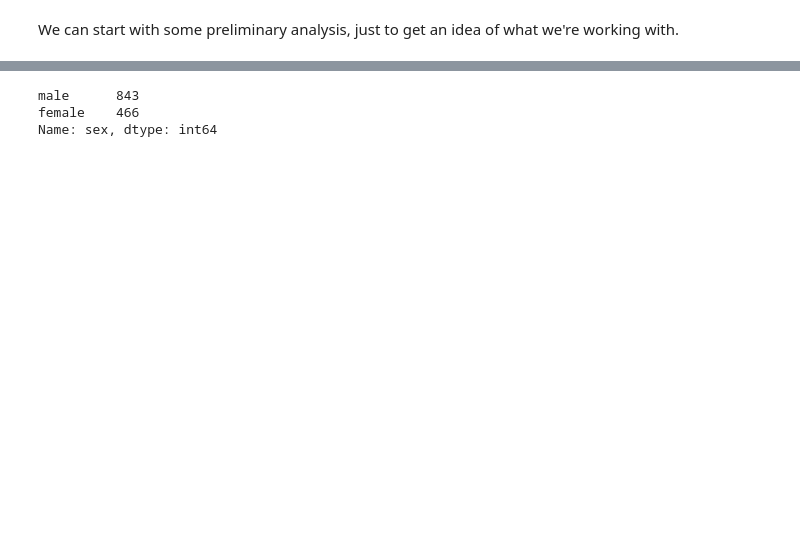
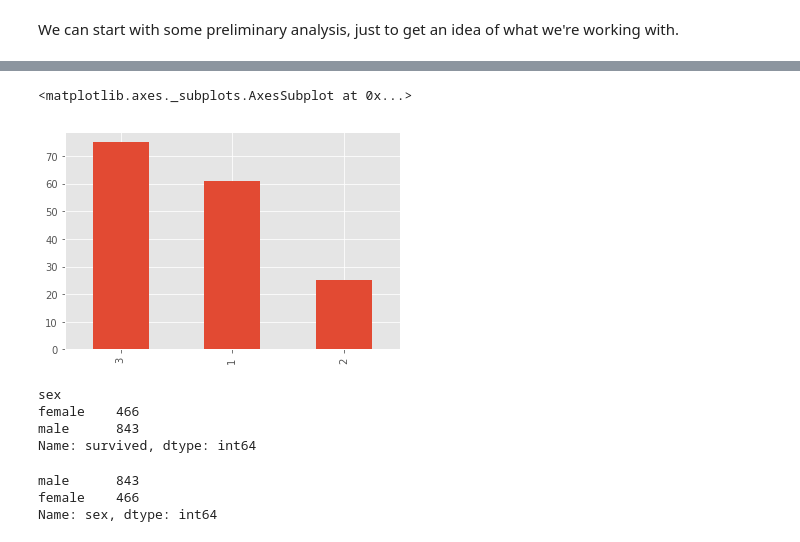
Before and after one commit to kcough/data-studio-projects, a Jupyter notebook: code/titanic_project_1/project_1_titanic_cough.ipynb, the cells around one changed output, grey strips where cells are left out. Saved outputs shown, nothing was run; the diff lists cells and outputs as text; code cells hidden in the pictures; blank space fills up the shorter version.

```diff
--- a/code/titanic_project_1/project_1_titanic_cough.ipynb
+++ b/code/titanic_project_1/project_1_titanic_cough.ipynb
@@ -105,0 +213,3 @@ We can start with some preliminary analysis, just to get an idea of what we're w
+# %%
+men = df[df['sex'] == 'male']
+men.head()
@@ -105,0 +240,4 @@ We can start with some preliminary analysis, just to get an idea of what we're w
+# %%
+#let's look at just the survivors
+male_survivors = men[men['survived'] == 1]
+male_survivors.head()
@@ -106,3 +263,16 @@ We can start with some preliminary analysis, just to get an idea of what we're w
+# %%
+male_survivors['pclass'].value_counts().plot(kind='bar')
+# %% [output]
+<matplotlib.axes._subplots.AxesSubplot at 0x...>
+[figure, added]
+# %%
+#groupby sex
+df.groupby('sex')['survived'].count()
+# %% [output]
+sex
+female    466
+male      843
+Name: survived, dtype: int64
 # %%
 #how many men? women?
 df['sex'].value_counts()
```
Also changed, not shown: parts of 84 cells of this notebook, 1 other file.
